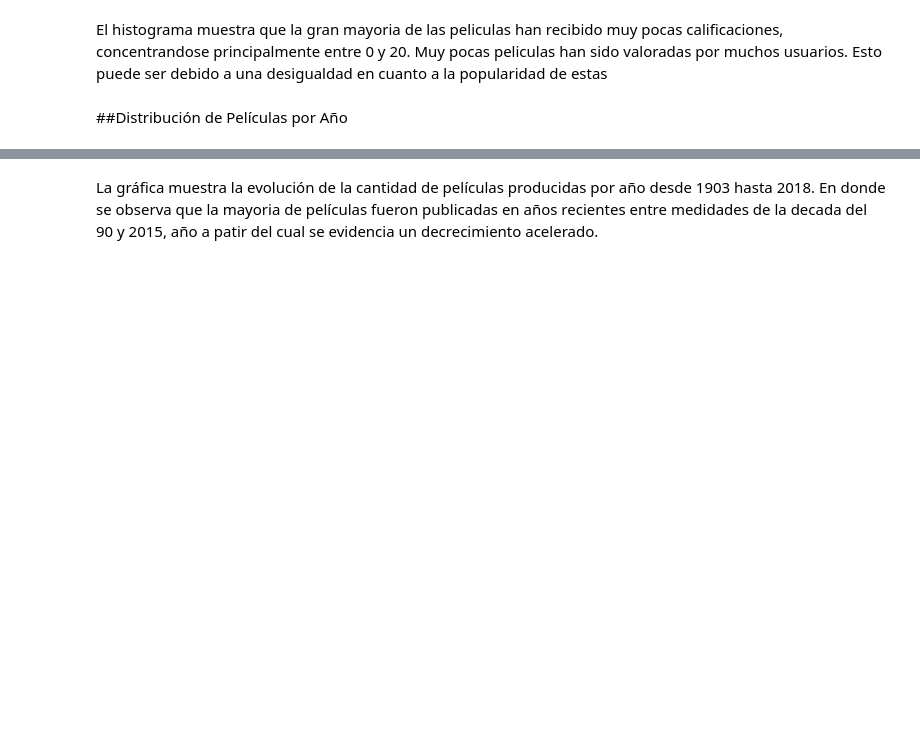
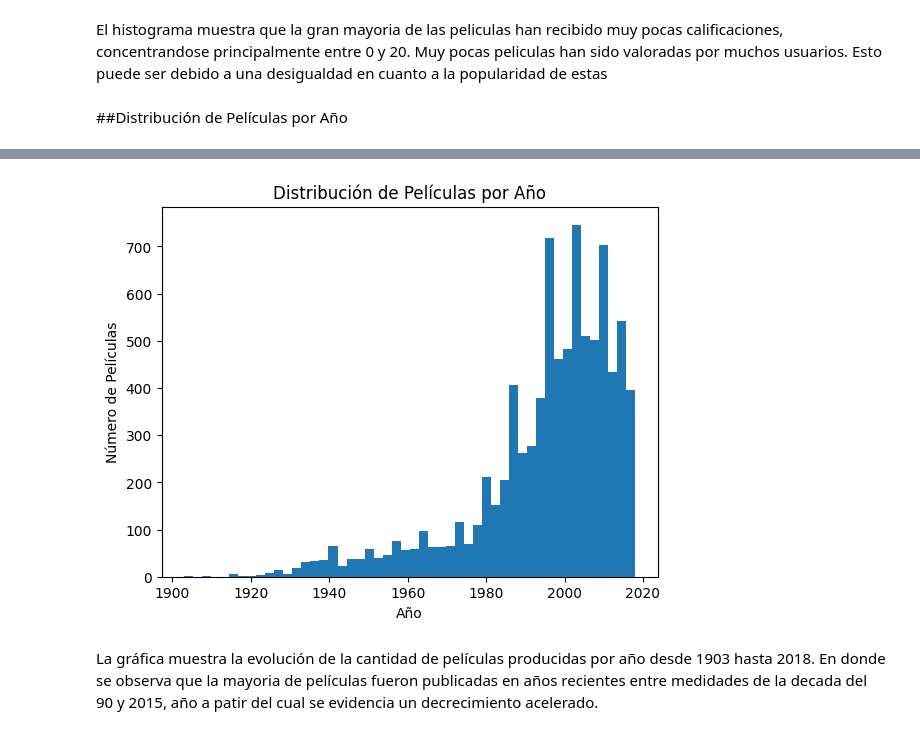
Before and after one commit to ValentinaJimenezTorres/A3_marketing, a Jupyter notebook: b_exploracion_limpieza.ipynb, the cells around one changed output, grey strips where cells are left out. Cells and saved outputs as stored; diff of their text form; code cells hidden in the pictures; blank space fills up the shorter version.

```diff
--- a/b_exploracion_limpieza.ipynb
+++ b/b_exploracion_limpieza.ipynb
@@ -430,6 +455,14 @@ Distribución de Películas por Año:
 2018     41
 Name: count, Length: 104, dtype: int64
 [interactive output not drawn]
+# %%
+figg4 = plt.hist(df_movies_processed['year'], bins=50)
+plt.xlabel('Año')
+plt.ylabel('Número de Películas')
+plt.title('Distribución de Películas por Año')
+plt.show()
+# %% [output]
+[figure, added]
 # %% [markdown]
 La gráfica muestra la evolución de la cantidad de películas producidas por año desde 1903 hasta 2018. En donde se observa que la mayoria de películas fueron publicadas en años recientes entre medidades de la decada del 90 y 2015, año a patir del cual se evidencia un decrecimiento acelerado.
 # %% [markdown]
```
Also changed, not shown: parts of 40 cells of this notebook, 2 other files.
